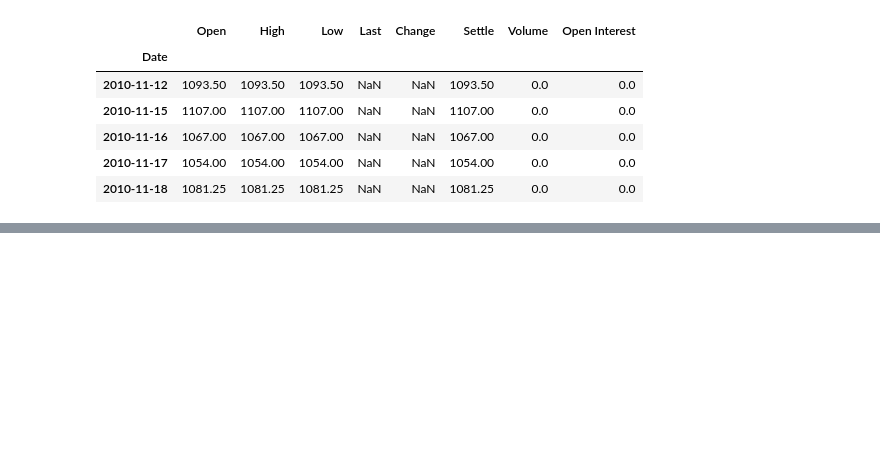
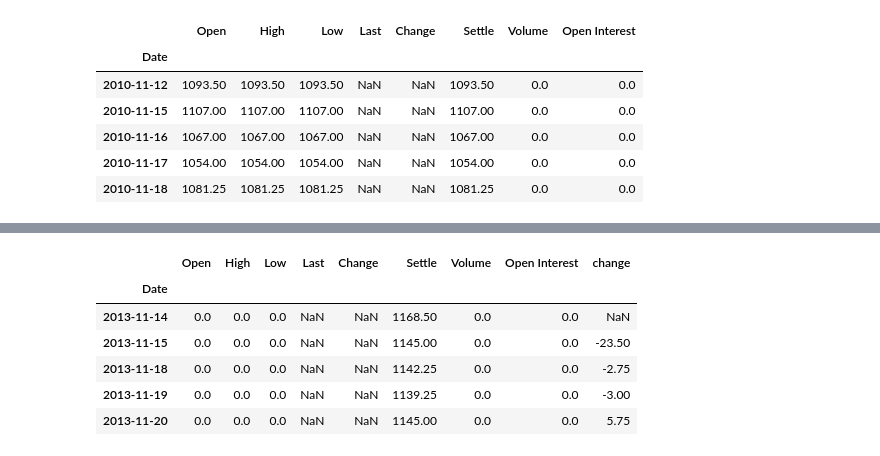
Before and after one commit to franko003/Commodity_TS_Analysis, a Jupyter notebook: notebooks/data_collection_&_cleaning.ipynb, the cells around one changed output, grey strips where cells are left out. Drawn from its saved outputs; the diff is of its cells as text; code cells hidden in the pictures; blank space fills up the shorter version.

```diff
--- a/notebooks/data_collection_&_cleaning.ipynb
+++ b/notebooks/data_collection_&_cleaning.ipynb
@@ -236,0 +320,10 @@ test_dict['X14'].head()
+# %%
+u16.head()
+# %% [output]
+|  | Open | High | Low | Last | Change | Settle | Volume | Open Interest | change |
+| Date |  |  |  |  |  |  |  |  |  |
+| 2013-11-14 | 0.0 | 0.0 | 0.0 | NaN | NaN | 1168.50 | 0.0 | 0.0 | NaN |
+| 2013-11-15 | 0.0 | 0.0 | 0.0 | NaN | NaN | 1145.00 | 0.0 | 0.0 | -23.50 |
+| 2013-11-18 | 0.0 | 0.0 | 0.0 | NaN | NaN | 1142.25 | 0.0 | 0.0 | -2.75 |
+| 2013-11-19 | 0.0 | 0.0 | 0.0 | NaN | NaN | 1139.25 | 0.0 | 0.0 | -3.00 |
+| 2013-11-20 | 0.0 | 0.0 | 0.0 | NaN | NaN | 1145.00 | 0.0 | 0.0 | 5.75 |
```
Also changed, not shown: parts of 26 cells of this notebook.
